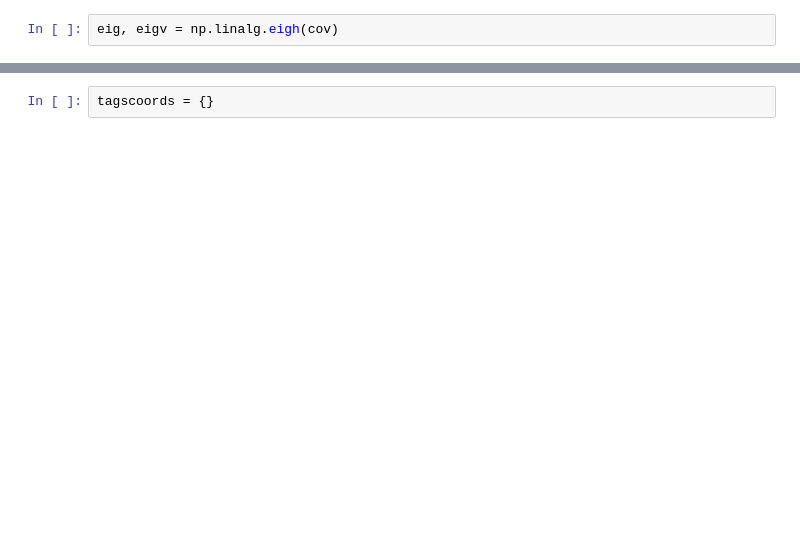
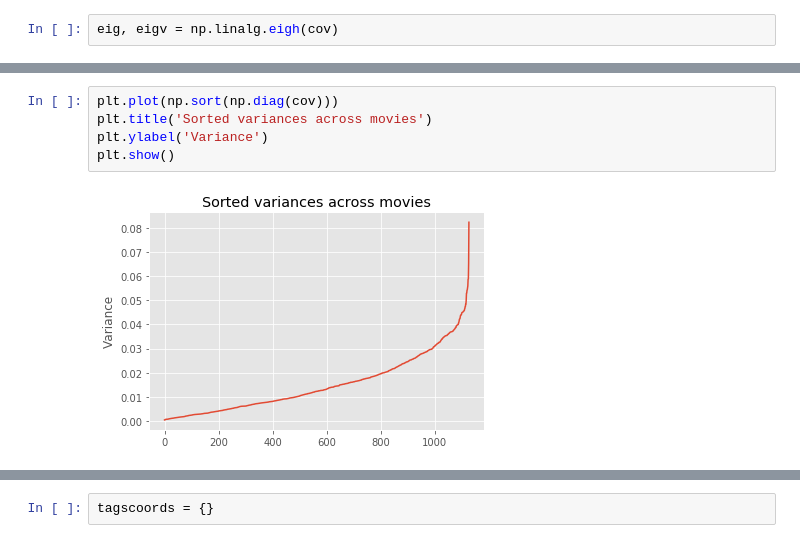
Before and after one commit to andreakiro/analyticat, a Jupyter notebook: lab-03/lab3-dimred.ipynb, the cells around one changed output, grey strips where cells are left out. Saved outputs shown, nothing was run; the diff lists cells and outputs as text; blank space fills up the shorter version.

```diff
--- a/lab-03/lab3-dimred.ipynb
+++ b/lab-03/lab3-dimred.ipynb
@@ -188,0 +105,7 @@ plt.plot(eig)
+# %%
+plt.plot(np.sort(np.diag(cov)))
+plt.title('Sorted variances across movies')
+plt.ylabel('Variance')
+plt.show()
+# %% [output]
+[figure, added]
```
Also changed, not shown: parts of 101 cells of this notebook, 1 other file.
